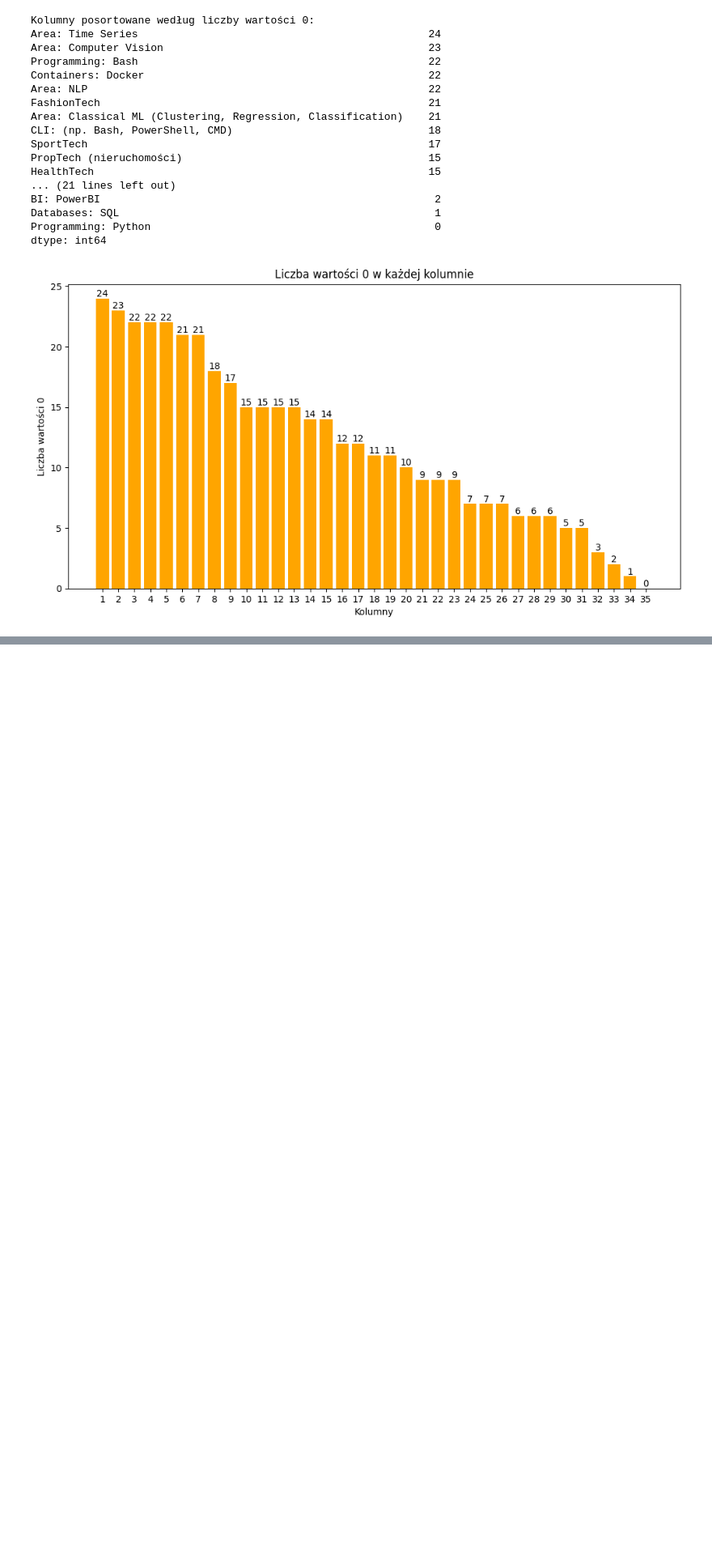
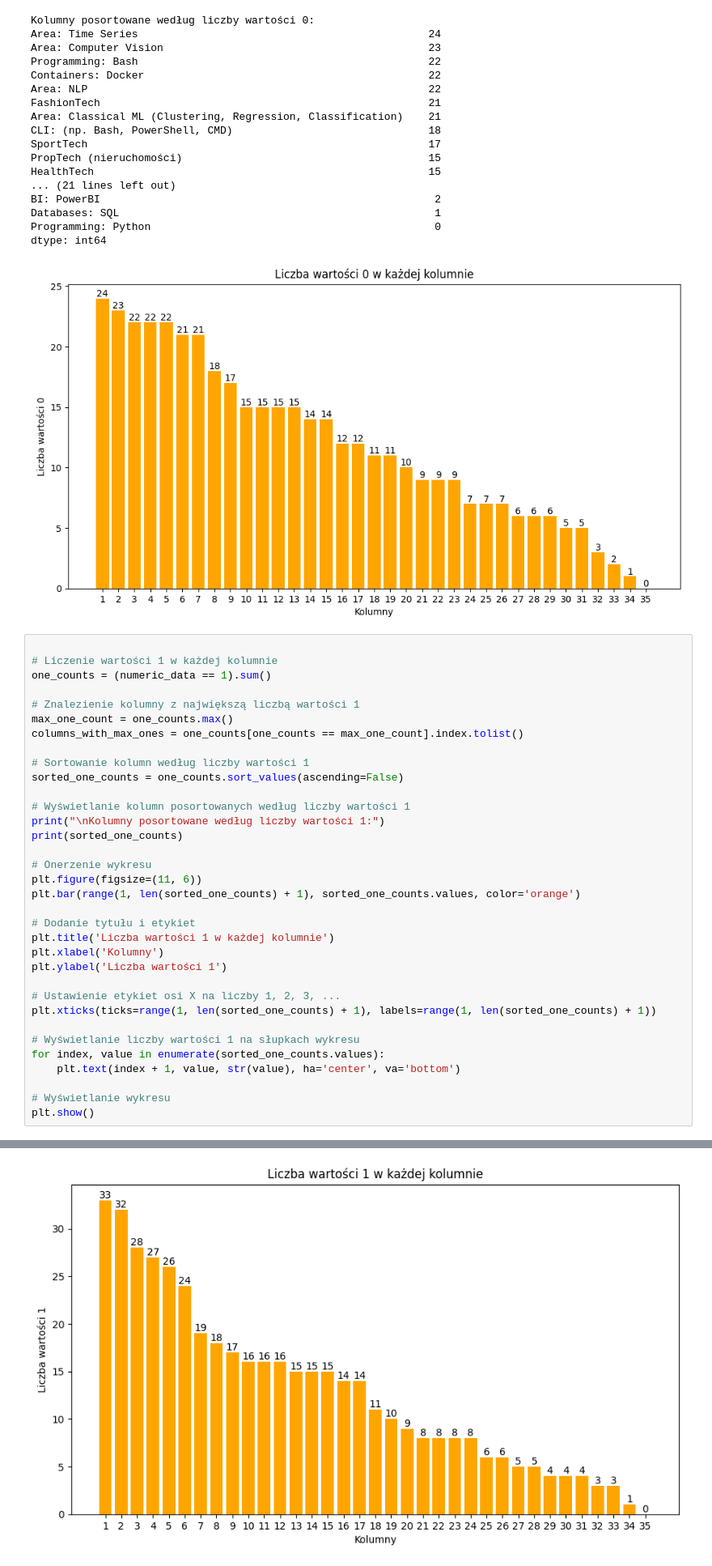
Before and after one commit to Zdanekk/Projekt-people-analytics, a Jupyter notebook: notebooks/explorary_data_analysys.ipynb, the cells around one changed output, grey strips where cells are left out. Shown at 81% size. Saved outputs shown, nothing was run; the diff lists cells and outputs as text; blank space fills up the shorter version.

Commit message:
added basic data analysys

```diff
--- a/notebooks/explorary_data_analysys.ipynb
+++ b/notebooks/explorary_data_analysys.ipynb
@@ -128,3 +128,38 @@ Databases: SQL                                                  1
 Programming: Python                                             0
 dtype: int64
 [figure]
+# %%
+
+# Liczenie wartości 1 w każdej kolumnie
+one_counts = (numeric_data == 1).sum()
+
+# Znalezienie kolumny z największą liczbą wartości 1
+max_one_count = one_counts.max()
+columns_with_max_ones = one_counts[one_counts == max_one_count].index.tolist()
+
+# Sortowanie kolumn według liczby wartości 1
+sorted_one_counts = one_counts.sort_values(ascending=False)
+
+# Wyświetlanie kolumn posortowanych według liczby wartości 1
+print("\nKolumny posortowane według liczby wartości 1:")
+print(sorted_one_counts)
+
+# Onerzenie wykresu
+plt.figure(figsize=(11, 6))
+plt.bar(range(1, len(sorted_one_counts) + 1), sorted_one_counts.values, color='orange')
+
+# Dodanie tytułu i etykiet
+plt.title('Liczba wartości 1 w każdej kolumnie')
+plt.xlabel('Kolumny')
+plt.ylabel('Liczba wartości 1')
+
+# Ustawienie etykiet osi X na liczby 1, 2, 3, ...
+plt.xticks(ticks=range(1, len(sorted_one_counts) + 1), labels=range(1, len(sorted_one_counts) + 1))
+
+# Wyświetlanie liczby wartości 1 na słupkach wykresu
+for index, value in enumerate(sorted_one_counts.values):
+    plt.text(index + 1, value, str(value), ha='center', va='bottom')
+
+# Wyświetlanie wykresu
+plt.show()
+# %% [output]
@@ -130,0 +183 @@ dtype: int64
+[figure, added]
```
Also changed, not shown: parts of 4 cells of this notebook.
